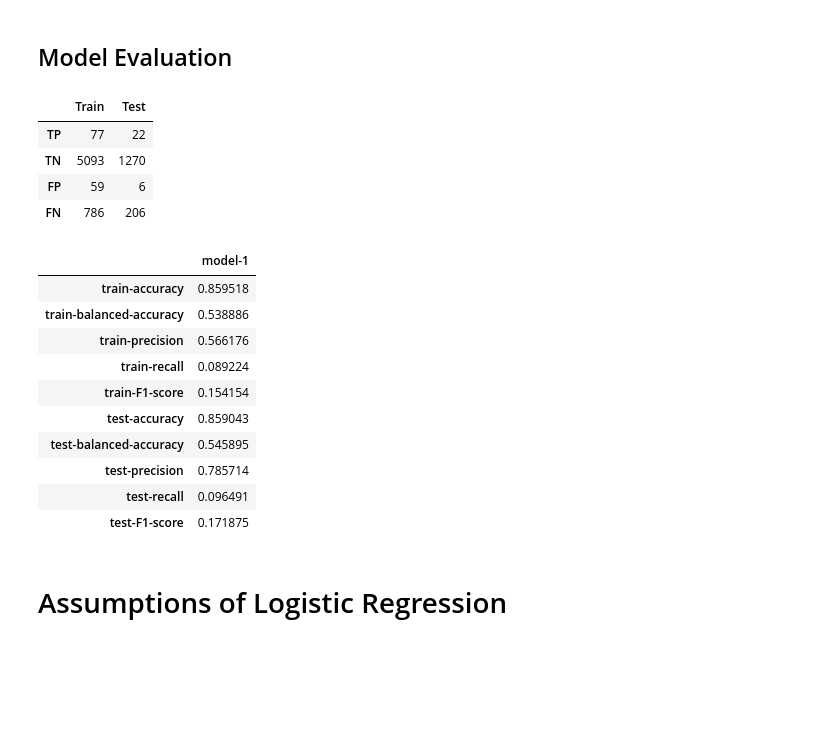
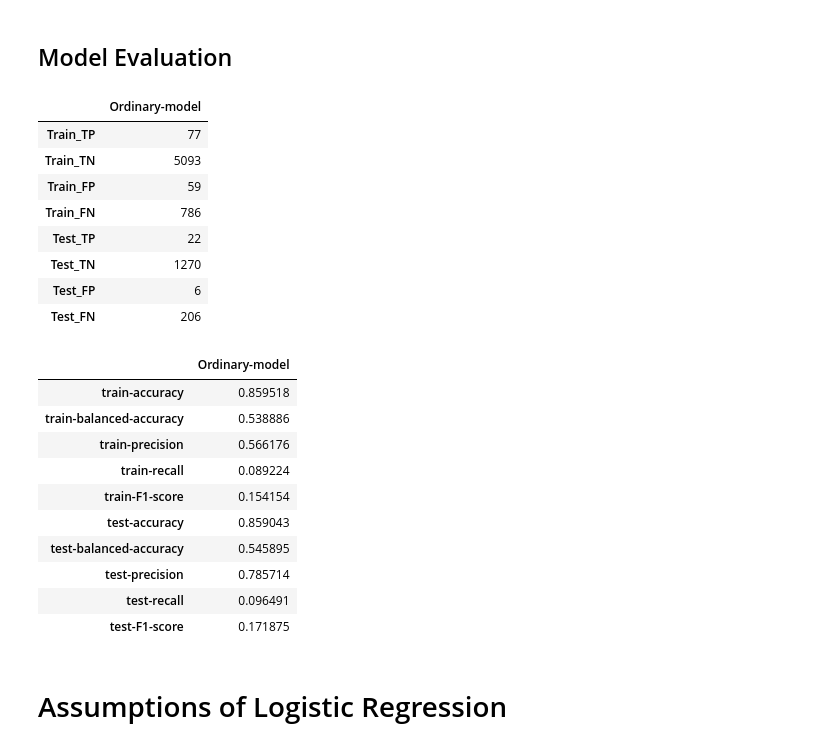
Before and after one commit to diyorarti/Learning_Data_Science, a Jupyter notebook: Statistics/3_Regression/Logistic_regression/practice2.ipynb, the cells around one changed output. Drawn from its saved outputs; the diff is of its cells as text; code cells hidden in the pictures; blank space fills up the shorter version.

```diff
--- a/Statistics/3_Regression/Logistic_regression/practice2.ipynb
+++ b/Statistics/3_Regression/Logistic_regression/practice2.ipynb
@@ -286,42 +286,46 @@ Name: log_odds, dtype: float64
 # %%
 train_predictions = model.predict(X_train)
 test_predictions = model.predict(X_test)
 
 confusion_matrix = pd.DataFrame(
-    columns=['Train', 'Test'],
-    index=['TP', "TN", "FP", "FN"]
+    columns=['Ordinary-model'],
+    index=['Train_TP', "Train_TN", "Train_FP", "Train_FN", 'Test_TP', "Test_TN", "Test_FP", "Test_FN"]
 )
 
 train_TP = np.sum((train_predictions == 1) & (y_train == 1))
 train_TN = np.sum((train_predictions == 0) & (y_train == 0))
 train_FP = np.sum((train_predictions == 1) & (y_train == 0))
 train_FN = np.sum((train_predictions == 0) & (y_train == 1))
 
 test_TP = np.sum((test_predictions == 1) & (y_test == 1))
 test_TN = np.sum((test_predictions == 0) & (y_test == 0))
 test_FP = np.sum((test_predictions == 1) & (y_test == 0 ))
 test_FN = np.sum((test_predictions == 0) & (y_test == 1))
 
-confusion_matrix.loc['TP', 'Train'] = train_TP
-confusion_matrix.loc['TN', 'Train'] = train_TN
-confusion_matrix.loc['FP', 'Train'] = train_FP
-confusion_matrix.loc['FN', 'Train'] = train_FN
+confusion_matrix.loc['Train_TP'] = train_TP
+confusion_matrix.loc['Train_TN'] = train_TN
+confusion_matrix.loc['Train_FP'] = train_FP
+confusion_matrix.loc['Train_FN'] = train_FN
 
-confusion_matrix.loc['TP', 'Test'] = test_TP
-confusion_matrix.loc['TN', 'Test'] = test_TN
-confusion_matrix.loc['FP', 'Test'] = test_FP
-confusion_matrix.loc['FN', 'Test'] = test_FN
+confusion_matrix.loc['Test_TP'] = test_TP
+confusion_matrix.loc['Test_TN'] = test_TN
+confusion_matrix.loc['Test_FP'] = test_FP
+confusion_matrix.loc['Test_FN'] = test_FN
 
 confusion_matrix
 # %% [output]
-|  | Train | Test |
-| TP | 77 | 22 |
-| TN | 5093 | 1270 |
-| FP | 59 | 6 |
-| FN | 786 | 206 |
+|  | Ordinary-model |
+| Train_TP | 77 |
+| Train_TN | 5093 |
+| Train_FP | 59 |
+| Train_FN | 786 |
+| Test_TP | 22 |
+| Test_TN | 1270 |
+| Test_FP | 6 |
+| Test_FN | 206 |
 # %%
-ordinary_model_restuls = pd.DataFrame(
-    columns=['model-1'],
+models_restuls = pd.DataFrame(
+    columns=['Ordinary-model'],
     index=[
         'train-accuracy',
         'train-balanced-accuracy',
@@ -349,20 +353,20 @@ test_recall = test_TP / (test_TP + test_FN)
 test_F1_score = 2 * ((test_precision * test_recall) / (test_precision + test_recall))
 
 
-ordinary_model_restuls.loc['train-accuracy', 'model-1'] = train_accuracy
-ordinary_model_restuls.loc['train-balanced-accuracy', 'model-1'] = train_balanced_acc
-ordinary_model_restuls.loc['train-precision'] = train_precision
-ordinary_model_restuls.loc['train-recall'] = train_recall
-ordinary_model_restuls.loc['train-F1-score'] = train_F1_score
-ordinary_model_restuls.loc['test-accuracy'] = test_accuracy
-ordinary_model_restuls.loc['test-balanced-accuracy'] = test_balanced_acc
-ordinary_model_restuls.loc['test-precision'] = test_precision
-ordinary_model_restuls.loc['test-recall'] = test_recall
-ordinary_model_restuls.loc['test-F1-score'] = test_F1_score
+models_restuls.loc['train-accuracy'] = train_accuracy
+models_restuls.loc['train-balanced-accuracy'] = train_balanced_acc
+models_restuls.loc['train-precision'] = train_precision
+models_restuls.loc['train-recall'] = train_recall
+models_restuls.loc['train-F1-score'] = train_F1_score
+models_restuls.loc['test-accuracy'] = test_accuracy
+models_restuls.loc['test-balanced-accuracy'] = test_balanced_acc
+models_restuls.loc['test-precision'] = test_precision
+models_restuls.loc['test-recall'] = test_recall
+models_restuls.loc['test-F1-score'] = test_F1_score
 
-ordinary_model_restuls
+models_restuls
 # %% [output]
-|  | model-1 |
+|  | Ordinary-model |
 | train-accuracy | 0.859518 |
 | train-balanced-accuracy | 0.538886 |
 | train-precision | 0.566176 |
```
Also changed, not shown: parts of 9 cells of this notebook.
